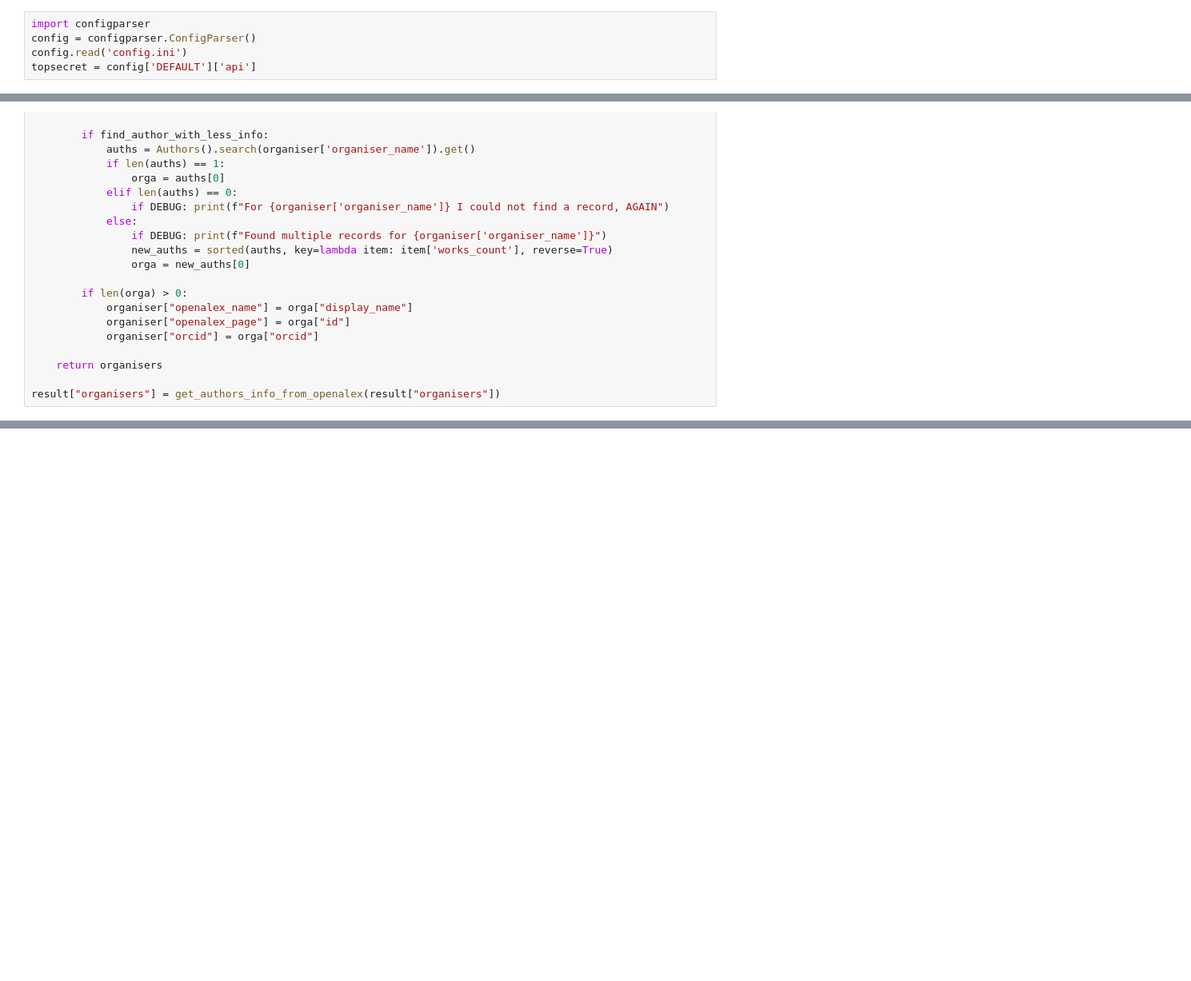
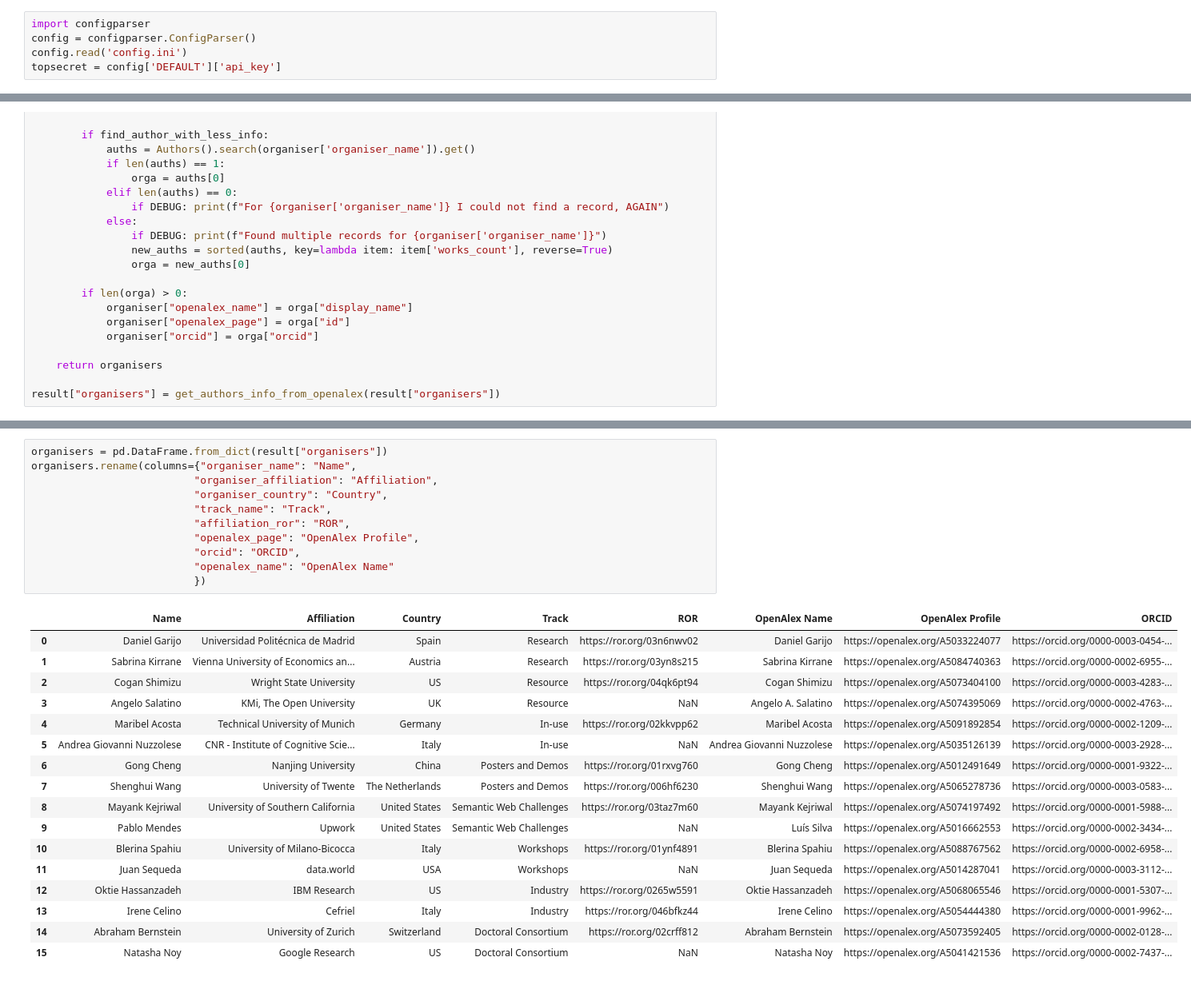
Before and after one commit to angelosalatino/oc-conf-detection, a Jupyter notebook: Prototype_1.ipynb, the cells around one changed output, grey strips where cells are left out. Shown: that part at 80% size. Saved outputs shown, nothing was run; the diff lists cells and outputs as text; blank space fills up the shorter version.

```diff
--- a/Prototype_1.ipynb
+++ b/Prototype_1.ipynb
@@ -14,7 +15,7 @@ import json
 import configparser
 config = configparser.ConfigParser()
 config.read('config.ini')
-topsecret = config['DEFAULT']['api']
+topsecret = config['DEFAULT']['api_key']
 # %%
 from openai import OpenAI
 client = OpenAI(
@@ -190,6 +191,35 @@ result["organisers"] = get_authors_info_from_openalex(result["organisers"])
 JSON(result)
 # %% [output]
 [interactive output not drawn]
+# %%
+organisers = pd.DataFrame.from_dict(result["organisers"])
+organisers.rename(columns={"organiser_name": "Name",
+                          "organiser_affiliation": "Affiliation",
+                          "organiser_country": "Country",
+                          "track_name": "Track",
+                          "affiliation_ror": "ROR",
+                          "openalex_page": "OpenAlex Profile",
+                          "orcid": "ORCID",
+                          "openalex_name": "OpenAlex Name"
+                          })
+# %% [output]
+|  | Name | Affiliation | Country | Track | ROR | OpenAlex Name | OpenAlex Profile | ORCID |
+| 0 | Daniel Garijo | Universidad Politécnica de Madrid | Spain | Research | https://ror.org/03n6nwv02 | Daniel Garijo | https://openalex.org/A5033224077 | https://orcid.org/0000-0003-0454-... |
+| 1 | Sabrina Kirrane | Vienna University of Economics an... | Austria | Research | https://ror.org/03yn8s215 | Sabrina Kirrane | https://openalex.org/A5084740363 | https://orcid.org/0000-0002-6955-... |
+| 2 | Cogan Shimizu | Wright State University | US | Resource | https://ror.org/04qk6pt94 | Cogan Shimizu | https://openalex.org/A5073404100 | https://orcid.org/0000-0003-4283-... |
+| 3 | Angelo Salatino | KMi, The Open University | UK | Resource | NaN | Angelo A. Salatino | https://openalex.org/A5074395069 | https://orcid.org/0000-0002-4763-... |
+| 4 | Maribel Acosta | Technical University of Munich | Germany | In-use | https://ror.org/02kkvpp62 | Maribel Acosta | https://openalex.org/A5091892854 | https://orcid.org/0000-0002-1209-... |
+| 5 | Andrea Giovanni Nuzzolese | CNR - Institute of Cognitive Scie... | Italy | In-use | NaN | Andrea Giovanni Nuzzolese | https://openalex.org/A5035126139 | https://orcid.org/0000-0003-2928-... |
+| 6 | Gong Cheng | Nanjing University | China | Posters and Demos | https://ror.org/01rxvg760 | Gong Cheng | https://openalex.org/A5012491649 | https://orcid.org/0000-0001-9322-... |
+| 7 | Shenghui Wang | University of Twente | The Netherlands | Posters and Demos | https://ror.org/006hf6230 | Shenghui Wang | https://openalex.org/A5065278736 | https://orcid.org/0000-0003-0583-... |
+| 8 | Mayank Kejriwal | University of Southern California | United States | Semantic Web Challenges | https://ror.org/03taz7m60 | Mayank Kejriwal | https://openalex.org/A5074197492 | https://orcid.org/0000-0001-5988-... |
+| 9 | Pablo Mendes | Upwork | United States | Semantic Web Challenges | NaN | Luís Silva | https://openalex.org/A5016662553 | https://orcid.org/0000-0002-3434-... |
+| 10 | Blerina Spahiu | University of Milano-Bicocca | Italy | Workshops | https://ror.org/01ynf4891 | Blerina Spahiu | https://openalex.org/A5088767562 | https://orcid.org/0000-0002-6958-... |
+| 11 | Juan Sequeda | data.world | USA | Workshops | NaN | Juan Sequeda | https://openalex.org/A5014287041 | https://orcid.org/0000-0003-3112-... |
+| 12 | Oktie Hassanzadeh | IBM Research | US | Industry | https://ror.org/0265w5591 | Oktie Hassanzadeh | https://openalex.org/A5068065546 | https://orcid.org/0000-0001-5307-... |
+| 13 | Irene Celino | Cefriel | Italy | Industry | https://ror.org/046bfkz44 | Irene Celino | https://openalex.org/A5054444380 | https://orcid.org/0000-0001-9962-... |
+| 14 | Abraham Bernstein | University of Zurich | Switzerland | Doctoral Consortium | https://ror.org/02crff812 | Abraham Bernstein | https://openalex.org/A5073592405 | https://orcid.org/0000-0002-0128-... |
+| 15 | Natasha Noy | Google Research | US | Doctoral Consortium | NaN | Natasha Noy | https://openalex.org/A5041421536 | https://orcid.org/0000-0002-7437-... |
 # %% [markdown]
 # Find Event on major databases
 # %%
```
Also changed, not shown: parts of 11 cells of this notebook, 21 other files.
